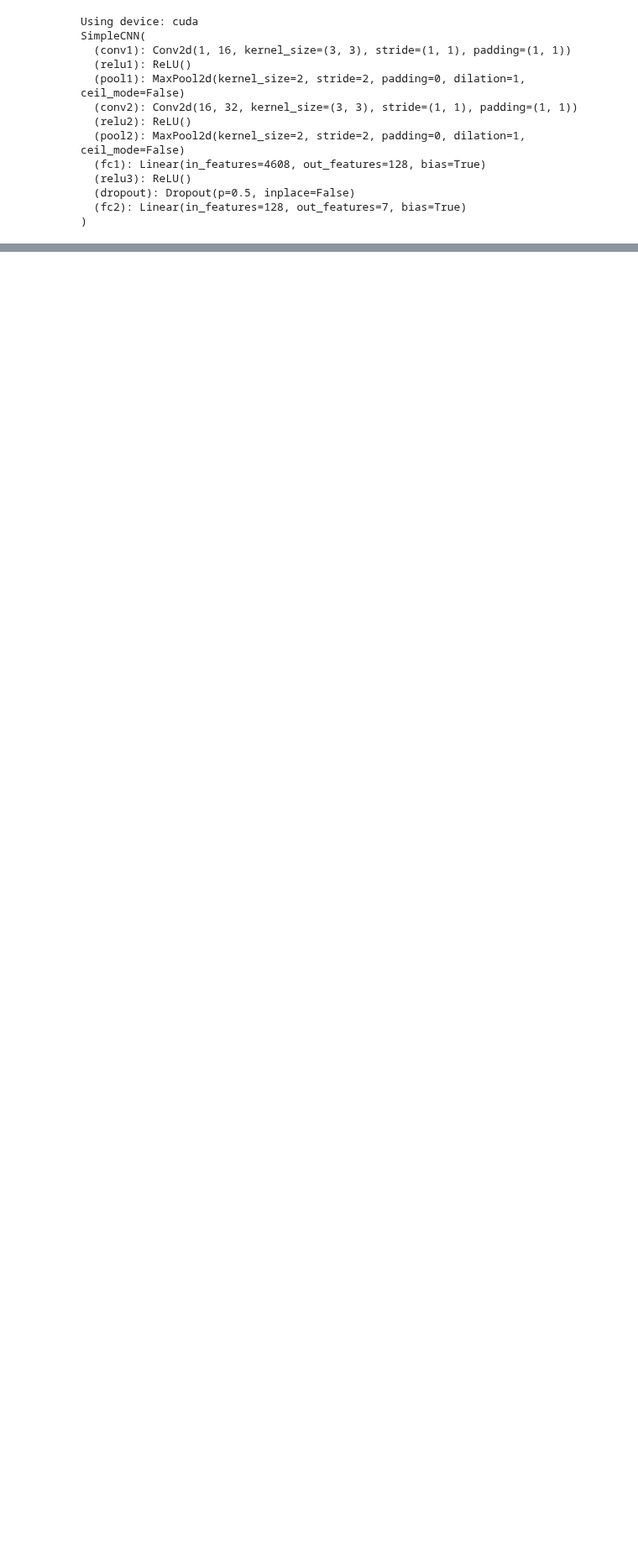
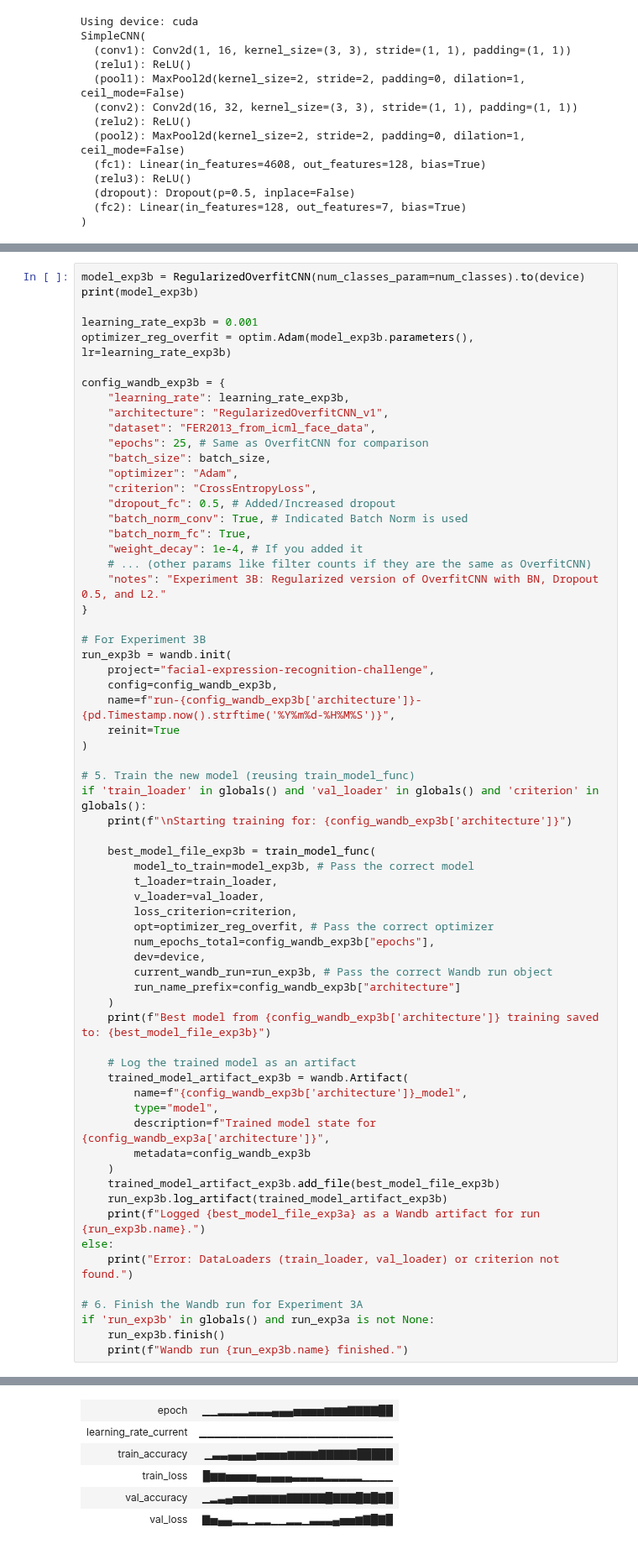
Before and after one commit to enelene/Facial-Expression-Recognition-Challenge, a Jupyter notebook: CNN_model.ipynb, the cells around one changed output, grey strips where cells are left out. Shown at 84% size. Saved outputs shown, nothing was run; the diff lists cells and outputs as text; blank space fills up the shorter version.

```diff
--- a/CNN_model.ipynb
+++ b/CNN_model.ipynb
@@ -485,0 +865,66 @@ Wandb run finished.
+# %%
+model_exp3b = RegularizedOverfitCNN(num_classes_param=num_classes).to(device)
+print(model_exp3b)
+
+learning_rate_exp3b = 0.001
+optimizer_reg_overfit = optim.Adam(model_exp3b.parameters(), lr=learning_rate_exp3b)
+
+config_wandb_exp3b = {
+    "learning_rate": learning_rate_exp3b,
+    "architecture": "RegularizedOverfitCNN_v1",
+    "dataset": "FER2013_from_icml_face_data",
+    "epochs": 25, # Same as OverfitCNN for comparison
+    "batch_size": batch_size,
+    "optimizer": "Adam",
+    "criterion": "CrossEntropyLoss",
+    "dropout_fc": 0.5, # Added/Increased dropout
+    "batch_norm_conv": True, # Indicated Batch Norm is used
+    "batch_norm_fc": True,
+    "weight_decay": 1e-4, # If you added it
+    # ... (other params like filter counts if they are the same as OverfitCNN)
+    "notes": "Experiment 3B: Regularized version of OverfitCNN with BN, Dropout 0.5, and L2."
+}
+
+# For Experiment 3B
+run_exp3b = wandb.init(
+    project="facial-expression-recognition-challenge",
+    config=config_wandb_exp3b,
+    name=f"run-{config_wandb_exp3b['architecture']}-{pd.Timestamp.now().strftime('%Y%m%d-%H%M%S')}",
+    reinit=True
+)
+
+# 5. Train the new model (reusing train_model_func)
+if 'train_loader' in globals() and 'val_loader' in globals() and 'criterion' in globals():
+    print(f"\nStarting training for: {config_wandb_exp3b['architecture']}")
+
+    best_model_file_exp3b = train_model_func(
+        model_to_train=model_exp3b, # Pass the correct model
+        t_loader=train_loader,
+        v_loader=val_loader,
+        loss_criterion=criterion,
+        opt=optimizer_reg_overfit, # Pass the correct optimizer
+        num_epochs_total=config_wandb_exp3b["epochs"],
+        dev=device,
+        current_wandb_run=run_exp3b, # Pass the correct Wandb run object
+        run_name_prefix=config_wandb_exp3b["architecture"]
+    )
+    print(f"Best model from {config_wandb_exp3b['architecture']} training saved to: {best_model_file_exp3b}")
+
+    # Log the trained model as an artifact
+    trained_model_artifact_exp3b = wandb.Artifact(
+        name=f"{config_wandb_exp3b['architecture']}_model",
+        type="model",
+        description=f"Trained model state for {config_wandb_exp3a['architecture']}",
+        metadata=config_wandb_exp3b
+    )
+    trained_model_artifact_exp3b.add_file(best_model_file_exp3b)
+    run_exp3b.log_artifact(trained_model_artifact_exp3b)
+    print(f"Logged {best_model_file_exp3a} as a Wandb artifact for run {run_exp3b.name}.")
+else:
+    print("Error: DataLoaders (train_loader, val_loader) or criterion not found.")
+
+# 6. Finish the Wandb run for Experiment 3A
+if 'run_exp3b' in globals() and run_exp3a is not None:
+    run_exp3b.finish()
+    print(f"Wandb run {run_exp3b.name} finished.")
+# %% [output]
@@ -485,0 +972,6 @@ Wandb run finished.
+| epoch | ▁▁▂▂▂▂▃▃▃▄▄▄▅▅▅▅▆▆▆▇▇▇▇██ |
+| learning_rate_current | ▁▁▁▁▁▁▁▁▁▁▁▁▁▁▁▁▁▁▁▁▁▁▁▁▁ |
+| train_accuracy | ▁▃▃▄▄▄▄▅▅▅▅▆▆▆▆▇▇▇▇▇█████ |
+| train_loss | █▆▆▅▅▅▅▄▄▄▄▄▃▃▃▃▂▂▂▂▂▁▁▁▁ |
+| val_accuracy | ▁▂▃▄▅▅▆▆▆▆▆▇▇▇▇▇█▇▇▇█▇█▇█ |
+| val_loss | ▇▅▄▄▂▂▁▂▂▁▁▂▂▁▃▃▃▄▅▅▆▇█▇█ |
```
Also changed, not shown: parts of 18 cells of this notebook.
